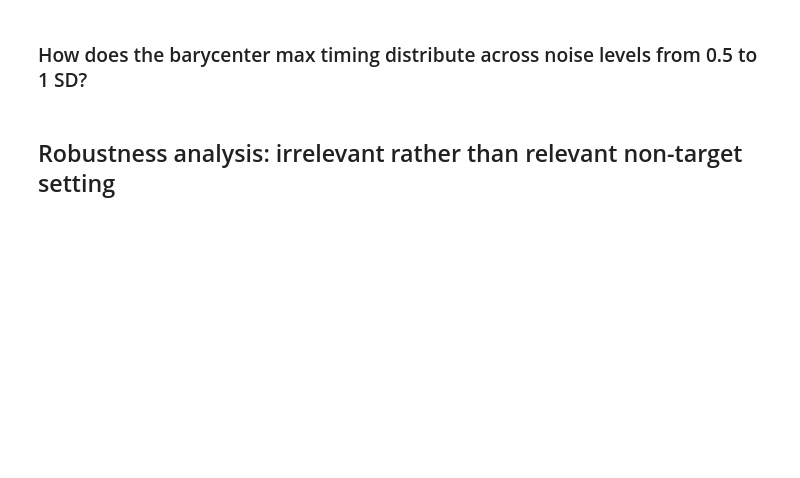
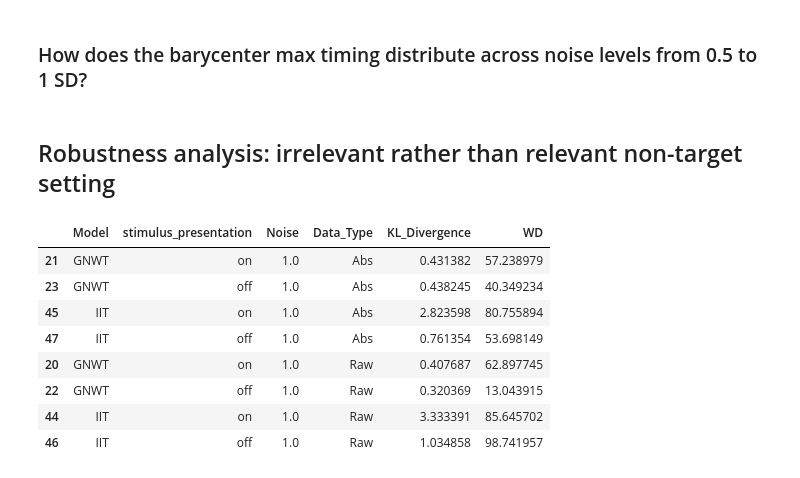
Before and after one commit to anniegbryant/MEG_functional_connectivity, a Jupyter notebook: data_visualization/barycenter_empirical_analysis.ipynb, the cells around one changed output. Saved outputs shown, nothing was run; the diff lists cells and outputs as text; code cells hidden in the pictures; blank space fills up the shorter version.

```diff
--- a/data_visualization/barycenter_empirical_analysis.ipynb
+++ b/data_visualization/barycenter_empirical_analysis.ipynb
@@ -673,51 +625,55 @@ all_stats_results_irrel.query("Data_Type=='Raw' & Noise == 1")
 # %% [markdown]
 ## Robustness analysis: irrelevant rather than relevant non-target setting
-# %%
-# Irrelevant data
-all_raw_data_for_comparison_irrel, all_abs_data_for_comparison_irrel = prep_empirical_model_data_for_comparison(all_time_resolved_barycenter_res,
-                                                                                                                relevance="Irrelevant",
-                                                                                                                barycenter_geometry="euclidean",
-                                                                                                                  N_sims=1000)
 # %%
 # Compute the KL divergence between the model and empirical data
 all_KL_results_irrel_list = []
 all_WD_results_irrel_list = []
 for model in ["GNWT", "IIT"]:
     for noise_level in [0.5, 0.6, 0.7, 0.8, 0.9, 1]:
-        for stim_type in ['On', 'Off']:
+        for stim_type in ['on', 'off']:
 
             # Subset data
-            empirical_data_raw = all_raw_data_for_comparison_irrel.query("Stim == @stim_type & Model == @model & Data_Type == 'Empirical'")['Max_Time']
-            model_data_raw = all_raw_data_for_comparison_irrel.query("Stim == @stim_type & Model == @model & Data_Type == 'Model' & Noise==@noise_level")['Max_Time']
+            empirical_data_raw = all_raw_data_for_comparison_irrel.query("stimulus_presentation == @stim_type & Model == @model & Data_Type == 'Empirical'")['max_time']
+            model_data_raw = all_raw_data_for_comparison_irrel.query("stimulus_presentation == @stim_type & Model == @model & Data_Type == 'Model' & Noise==@noise_level")['max_time']
 
-            empirical_data_abs = all_abs_data_for_comparison_irrel.query("Stim == @stim_type & Model == @model & Data_Type == 'Empirical'")['Max_Time']
-            model_data_abs = all_abs_data_for_comparison_irrel.query("Stim == @stim_type & Model == @model & Data_Type == 'Model' & Noise==@noise_level")['Max_Time']
+            empirical_data_abs = all_abs_data_for_comparison_irrel.query("stimulus_presentation == @stim_type & Model == @model & Data_Type == 'Empirical'")['max_time']
+            model_data_abs = all_abs_data_for_comparison_irrel.query("stimulus_presentation == @stim_type & Model == @model & Data_Type == 'Model' & Noise==@noise_level")['max_time']
 
             #### KL ####
             # Raw data
             this_model_noise_KL_raw = kl_divergence_from_counts(empirical_data_raw, model_data_raw, num_bins=100, units="bits")
-            all_KL_results_irrel_list.append(pd.DataFrame({"Model": [model], "Stim": [stim_type], "Noise": [noise_level], "Data_Type": ["Raw"], "KL_Divergence": [this_model_noise_KL_raw]}))
+            all_KL_results_irrel_list.append(pd.DataFrame({"Model": [model], "stimulus_presentation": [stim_type], "Noise": [noise_level], "Data_Type": ["Raw"], "KL_Divergence": [this_model_noise_KL_raw]}))
 
             # Absolute value data
             this_model_noise_KL_abs = kl_divergence_from_counts(empirical_data_abs, model_data_abs, num_bins=100, units="bits")
-            all_KL_results_irrel_list.append(pd.DataFrame({"Model": [model], "Stim": [stim_type], "Noise": [noise_level], "Data_Type": ["Abs"], "KL_Divergence": [this_model_noise_KL_abs]}))
+            all_KL_results_irrel_list.append(pd.DataFrame({"Model": [model], "stimulus_presentation": [stim_type], "Noise": [noise_level], "Data_Type": ["Abs"], "KL_Divergence": [this_model_noise_KL_abs]}))
 
             #### Wasserstein Distance ####
             # Raw data
             this_model_noise_WD_raw = wasserstein_distance(empirical_data_raw, model_data_raw)
-            all_WD_results_irrel_list.append(pd.DataFrame({"Model": [model], "Stim": [stim_type], "Noise": [noise_level], "Data_Type": ["Raw"], "WD": [this_model_noise_WD_raw]}))
+            all_WD_results_irrel_list.append(pd.DataFrame({"Model": [model], "stimulus_presentation": [stim_type], "Noise": [noise_level], "Data_Type": ["Raw"], "WD": [this_model_noise_WD_raw]}))
 
             # Absolute value data
             this_model_noise_WD_abs = wasserstein_distance(empirical_data_abs, model_data_abs)
-            all_WD_results_irrel_list.append(pd.DataFrame({"Model": [model], "Stim": [stim_type], "Noise": [noise_level], "Data_Type": ["Abs"], "WD": [this_model_noise_WD_abs]}))
+            all_WD_results_irrel_list.append(pd.DataFrame({"Model": [model], "stimulus_presentation": [stim_type], "Noise": [noise_level], "Data_Type": ["Abs"], "WD": [this_model_noise_WD_abs]}))
 
 # Concatenate the results
 all_KL_results_irrel = pd.concat(all_KL_results_irrel_list)
 all_WD_results_irrel = pd.concat(all_WD_results_irrel_list)
 
 # Merge the KL and WD results
-all_stats_results_irrel = pd.merge(all_KL_results_irrel, all_WD_results_irrel, on=['Model', 'Stim', 'Noise', 'Data_Type'])
+all_stats_results_irrel = pd.merge(all_KL_results_irrel, all_WD_results_irrel, on=['Model', 'stimulus_presentation', 'Noise', 'Data_Type'])
 all_stats_results_irrel.query("Noise == 1").sort_values(['Data_Type', 'Model'])
+# %% [output]
+|  | Model | stimulus_presentation | Noise | Data_Type | KL_Divergence | WD |
+| 21 | GNWT | on | 1.0 | Abs | 0.431382 | 57.238979 |
+| 23 | GNWT | off | 1.0 | Abs | 0.438245 | 40.349234 |
+| 45 | IIT | on | 1.0 | Abs | 2.823598 | 80.755894 |
+| 47 | IIT | off | 1.0 | Abs | 0.761354 | 53.698149 |
+| 20 | GNWT | on | 1.0 | Raw | 0.407687 | 62.897745 |
+| 22 | GNWT | off | 1.0 | Raw | 0.320369 | 13.043915 |
+| 44 | IIT | on | 1.0 | Raw | 3.333391 | 85.645702 |
+| 46 | IIT | off | 1.0 | Raw | 1.034858 | 98.741957 |
 # %%
 %%R -i all_abs_data_for_comparison_irrel
 
```
Also changed, not shown: parts of 22 cells of this notebook, 45 other files.
